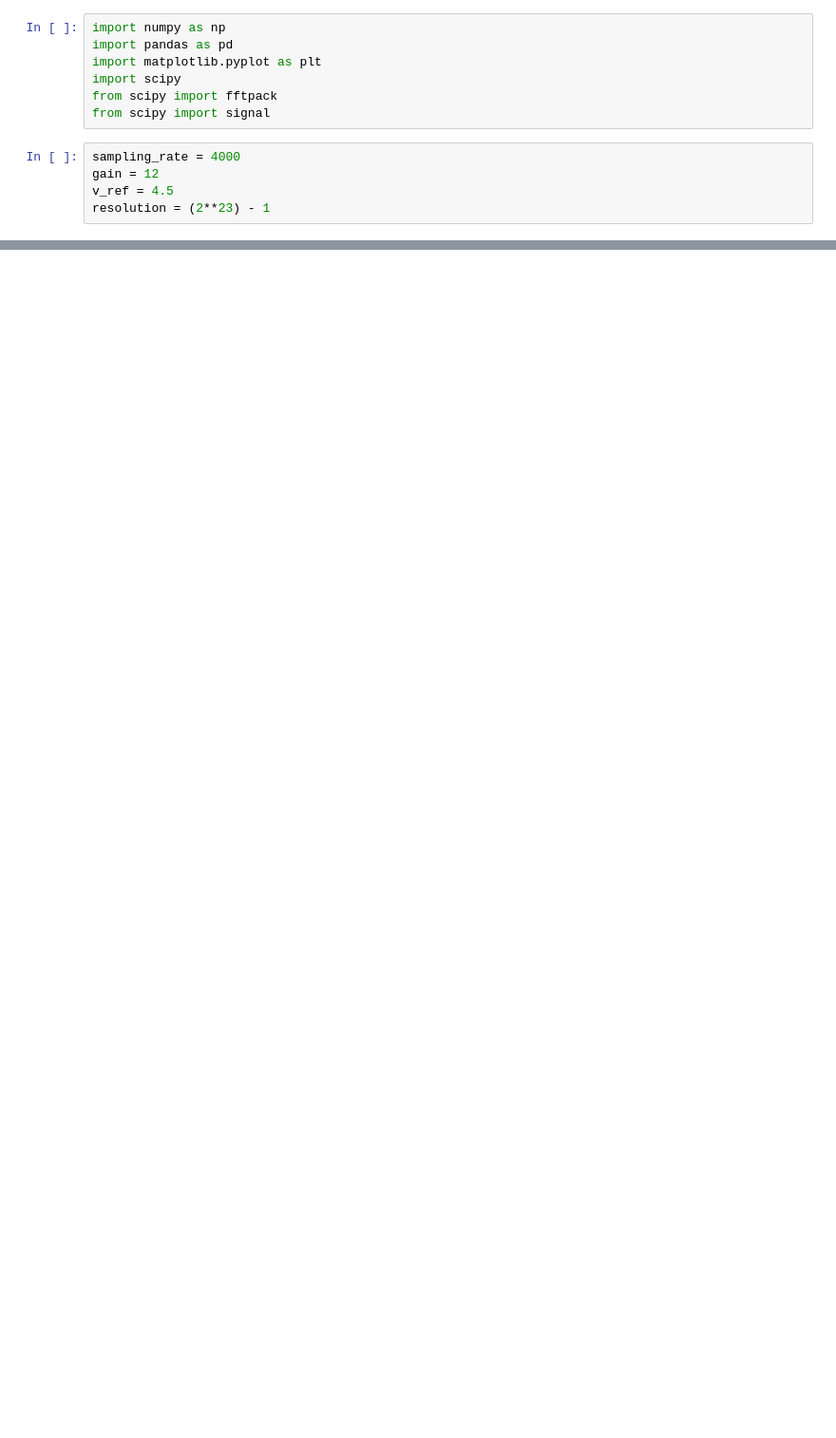
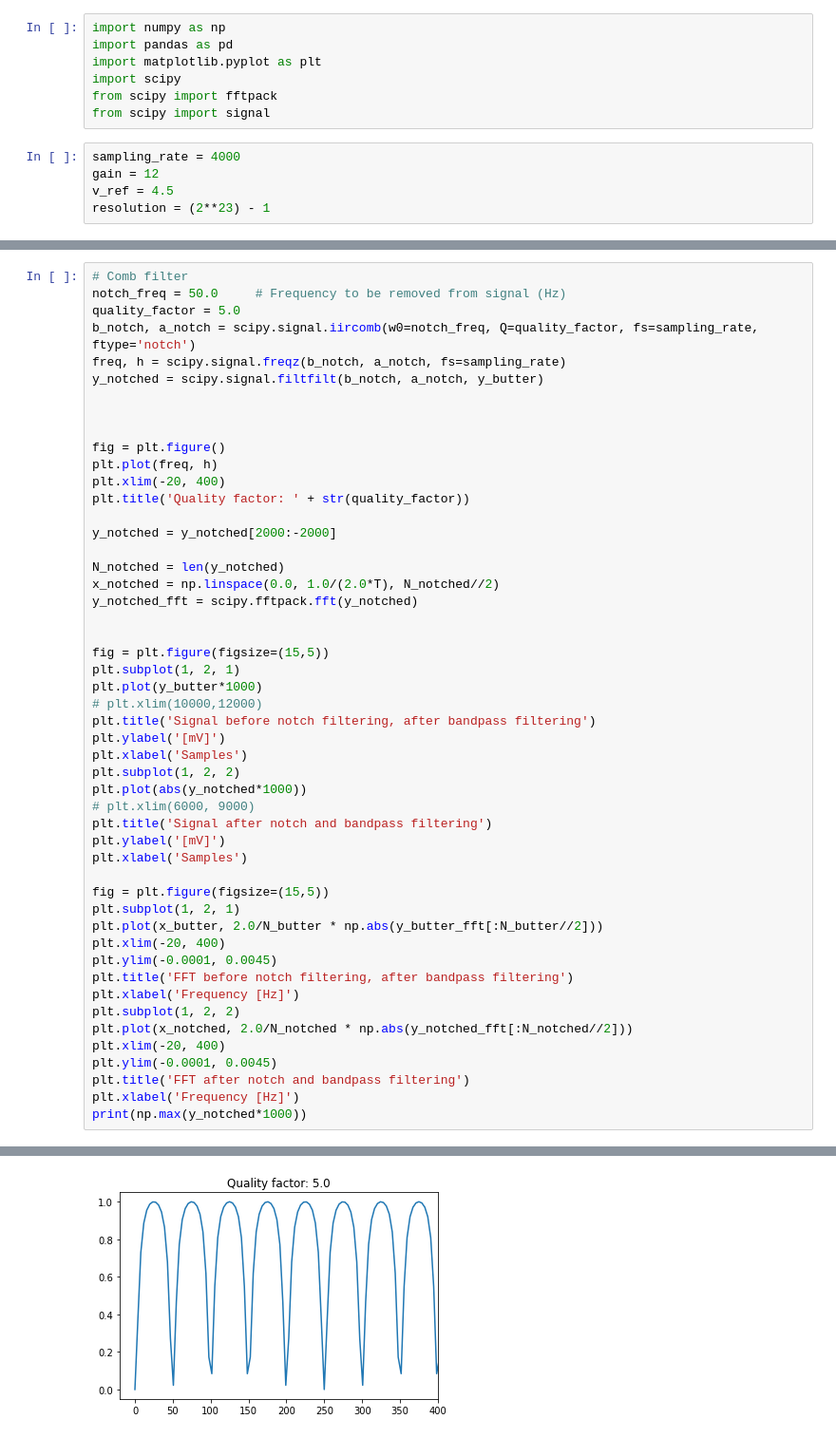
Before and after one commit to kstray/master-thesis-implementation, a Jupyter notebook: emg_processing.ipynb, the cells around one changed output, grey strips where cells are left out. Shown at 95% size. Saved outputs shown, nothing was run; the diff lists cells and outputs as text; blank space fills up the shorter version.

```diff
--- a/emg_processing.ipynb
+++ b/emg_processing.ipynb
@@ -200,0 +83,51 @@ Text(0.5, 0, 'Frequency [Hz]')
+# %%
+# Comb filter
+notch_freq = 50.0     # Frequency to be removed from signal (Hz)
+quality_factor = 5.0
+b_notch, a_notch = scipy.signal.iircomb(w0=notch_freq, Q=quality_factor, fs=sampling_rate, ftype='notch')
+freq, h = scipy.signal.freqz(b_notch, a_notch, fs=sampling_rate)
+y_notched = scipy.signal.filtfilt(b_notch, a_notch, y_butter)
+
+
+
+fig = plt.figure()
+plt.plot(freq, h)
+plt.xlim(-20, 400)
+plt.title('Quality factor: ' + str(quality_factor))
+
+y_notched = y_notched[2000:-2000]
+
+N_notched = len(y_notched)
+x_notched = np.linspace(0.0, 1.0/(2.0*T), N_notched//2)
+y_notched_fft = scipy.fftpack.fft(y_notched)
+
+
+fig = plt.figure(figsize=(15,5))
+plt.subplot(1, 2, 1)
+plt.plot(y_butter*1000)
+# plt.xlim(10000,12000)
+plt.title('Signal before notch filtering, after bandpass filtering')
+plt.ylabel('[mV]')
+plt.xlabel('Samples')
+plt.subplot(1, 2, 2)
+plt.plot(abs(y_notched*1000))
+# plt.xlim(6000, 9000)
+plt.title('Signal after notch and bandpass filtering')
+plt.ylabel('[mV]')
+plt.xlabel('Samples')
+
+fig = plt.figure(figsize=(15,5))
+plt.subplot(1, 2, 1)
+plt.plot(x_butter, 2.0/N_butter * np.abs(y_butter_fft[:N_butter//2]))
+plt.xlim(-20, 400)
+plt.ylim(-0.0001, 0.0045)
+plt.title('FFT before notch filtering, after bandpass filtering')
+plt.xlabel('Frequency [Hz]')
+plt.subplot(1, 2, 2)
+plt.plot(x_notched, 2.0/N_notched * np.abs(y_notched_fft[:N_notched//2]))
+plt.xlim(-20, 400)
+plt.ylim(-0.0001, 0.0045)
+plt.title('FFT after notch and bandpass filtering')
+plt.xlabel('Frequency [Hz]')
+print(np.max(y_notched*1000))
+# %% [output]
@@ -200,0 +135 @@ Text(0.5, 0, 'Frequency [Hz]')
+[figure, added]
```
Also changed, not shown: parts of 11 cells of this notebook.
